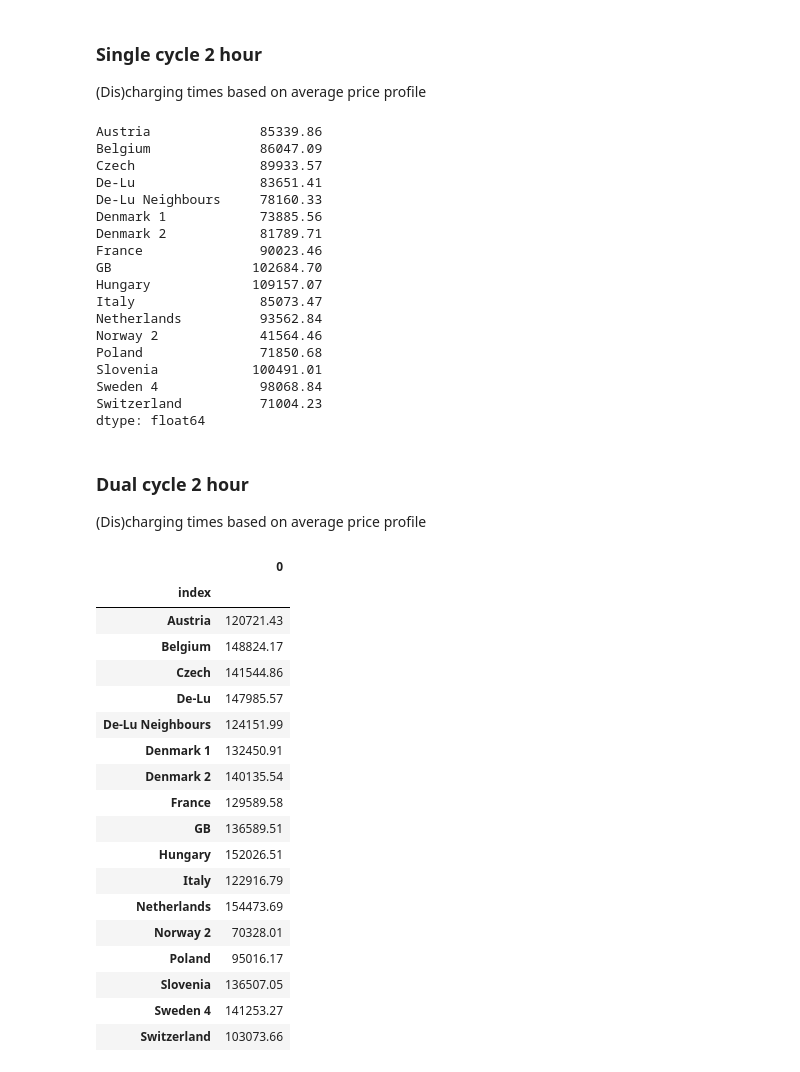
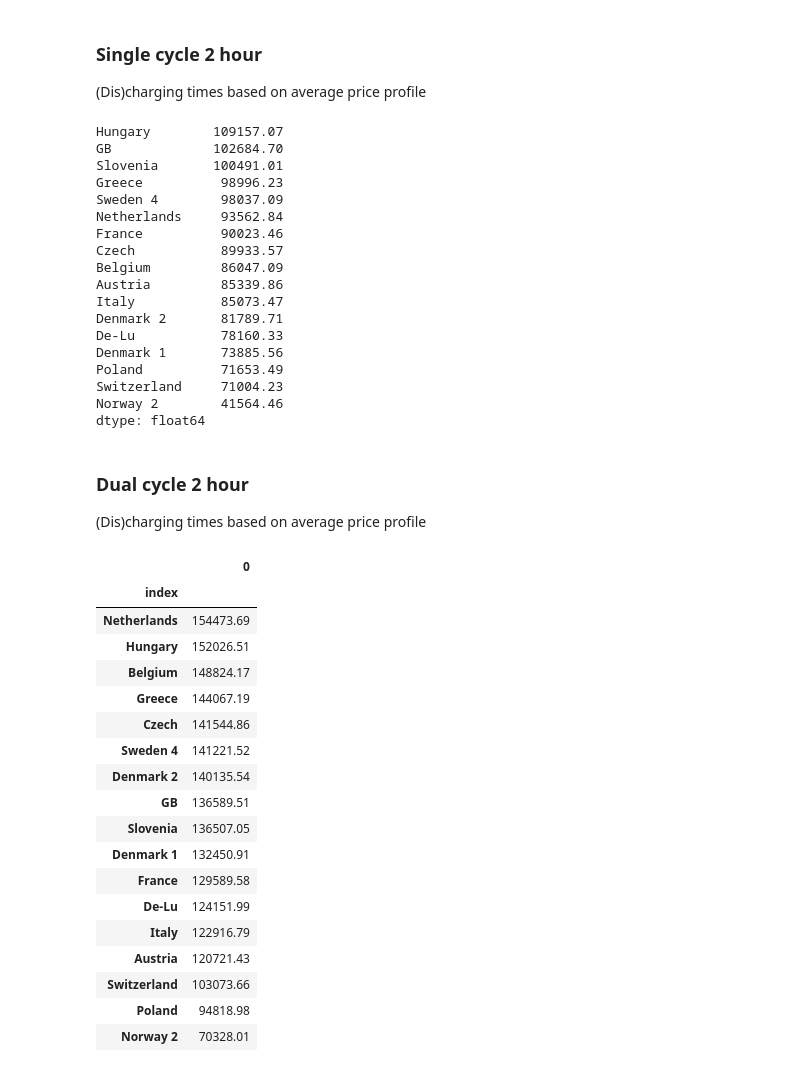
Before and after one commit to asadiceccarelli/eu-wholesale-analysis, a Jupyter notebook: scripts/revenue_analysis.ipynb, the cells around one changed output. Drawn from its saved outputs; the diff is of its cells as text; code cells hidden in the pictures.

Commit message:
Include Greece in analysis.

```diff
--- a/scripts/revenue_analysis.ipynb
+++ b/scripts/revenue_analysis.ipynb
@@ -172,12 +109,12 @@ fig
 (Dis)charging times based on average price profile
 # %%
 charge_3_4 = ['Poland', 'Sweden 4']
-charge_4_5 = ['De-Lu', 'De-Lu Neighbours', 'Denmark 2', 'France', 'Norway 2', 'Austria', 'Switzerland', 'Czech', 'Italy', 'Slovenia', 'Hungary', 'GB']
+charge_4_5 = ['De-Lu', 'Denmark 2', 'France', 'Norway 2', 'Austria', 'Switzerland', 'Czech', 'Italy', 'Slovenia', 'Hungary', 'GB', 'Greece']
 charge_14_15 = ['Belgium', 'Denmark 1', 'Netherlands']
 
 discharge_18_19 = ['GB']
 discharge_19_20 = ['Denmark 2', 'Norway 2', 'Sweden 4']
-discharge_20_21 = ['De-Lu', 'De-Lu Neighbours', 'Belgium', 'Denmark 1', 'France', 'Netherlands', 'Austria', 'Poland', 'Switzerland', 'Czech', 'Italy', 'Slovenia', 'Hungary']
+discharge_20_21 = ['De-Lu', 'Belgium', 'Denmark 1', 'France', 'Netherlands', 'Austria', 'Poland', 'Switzerland', 'Czech', 'Italy', 'Slovenia', 'Hungary', 'Greece']
 
 df['charge_discharge'] = 0
 
@@ -196,24 +133,24 @@ def calculate_single_cycle_2_hour_rev(df):
 
     return total_rev
 
-cycle_1_hour_2_rev = calculate_single_cycle_2_hour_rev(df)
+cycle_1_hour_2_rev = calculate_single_cycle_2_hour_rev(df).sort_values(ascending=False)
 cycle_1_hour_2_rev
 # %% [output]
-Austria              85339.86
-Belgium              86047.09
-Czech                89933.57
-De-Lu                83651.41
-De-Lu Neighbours     78160.33
-Denmark 1            73885.56
-Denmark 2            81789.71
-France               90023.46
-GB                  102684.70
-Hungary             109157.07
-Italy                85073.47
-Netherlands          93562.84
-Norway 2             41564.46
-Poland               71850.68
-Slovenia            100491.01
-Sweden 4             98068.84
-Switzerland          71004.23
+Hungary        109157.07
+GB             102684.70
+Slovenia       100491.01
+Greece          98996.23
+Sweden 4        98037.09
+Netherlands     93562.84
+France          90023.46
+Czech           89933.57
+Belgium         86047.09
+Austria         85339.86
+Italy           85073.47
+Denmark 2       81789.71
+De-Lu           78160.33
+Denmark 1       73885.56
+Poland          71653.49
+Switzerland     71004.23
+Norway 2        41564.46
 dtype: float64
@@ -243,55 +160,55 @@ fig
 (Dis)charging times based on average price profile
 # %%
 charge_3_4 = ['Poland', 'Sweden 4']
-charge_4_5 = ['De-Lu', 'De-Lu Neighbours', 'Denmark 2', 'France', 'Norway 2', 'Austria', 'Switzerland', 'Czech', 'Italy', 'Slovenia', 'Hungary', 'GB', 'Belgium', 'Denmark 1', 'Netherlands']
-charge_14_15 = ['Belgium', 'Denmark 1', 'Netherlands', 'De-Lu', 'De-Lu Neighbours', 'Denmark 2', 'Norway 2', 'Austria', 'Poland', 'Sweden 4', 'Switzerland', 'Czech', 'Italy', 'Slovenia', 'Hungary', 'GB']
+charge_4_5 = ['De-Lu', 'Denmark 2', 'France', 'Norway 2', 'Austria', 'Switzerland', 'Czech', 'Italy', 'Slovenia', 'Hungary', 'GB', 'Belgium', 'Denmark 1', 'Netherlands', 'Greece']
+charge_14_15 = ['Belgium', 'Denmark 1', 'Netherlands', 'De-Lu', 'Denmark 2', 'Norway 2', 'Austria', 'Poland', 'Sweden 4', 'Switzerland', 'Czech', 'Italy', 'Slovenia', 'Hungary', 'GB', 'Greece']
 charge_15_16 = ['France']
 
-discharge_8_9 = ['De-Lu', 'De-Lu Neighbours', 'Belgium', 'Denmark 1', 'Denmark 2', 'Netherlands', 'Austria', 'Poland', 'Sweden 4', 'Switzerland', 'Czech', 'Slovenia', 'Hungary', 'GB']
+discharge_8_9 = ['De-Lu', 'Belgium', 'Denmark 1', 'Denmark 2', 'Netherlands', 'Austria', 'Poland', 'Sweden 4', 'Switzerland', 'Czech', 'Slovenia', 'Hungary', 'GB', 'Greece']
 discharge_9_10 = ['France', 'Norway 2', 'Italy']
 discharge_18_19 = ['GB']
 discharge_19_20 = ['Denmark 2', 'Norway 2', 'Sweden 4']
-discharge_20_21 = ['De-Lu', 'De-Lu Neighbours', 'Belgium', 'Denmark 1', 'France', 'Netherlands', 'Austria', 'Poland', 'Switzerland', 'Czech', 'Italy', 'Slovenia', 'Hungary']
+discharge_20_21 = ['De-Lu', 'Belgium', 'Denmark 1', 'France', 'Netherlands', 'Austria', 'Poland', 'Switzerland', 'Czech', 'Italy', 'Slovenia', 'Hungary', 'Greece']
 
 df['charge_discharge'] = 0
 
 def calculate_single_cycle_2_hour_rev(df):
     charge_3_4_cost = df[charge_3_4].loc[(df.hour == 3) | (df.hour == 4)].sum()
     charge_4_5_cost = df[charge_4_5].loc[(df.hour == 4) | (df.hour == 5)].sum()
     charge_14_15_cost = df[charge_14_15].loc[(df.hour == 14) | (df.hour == 15)].sum()
     charge_15_16_cost = df[charge_15_16].loc[(df.hour == 15) | (df.hour == 16)].sum()
     discharge_8_9_rev = df[discharge_8_9].loc[(df.hour == 8) | (df.hour == 9)].sum()
     discharge_9_10_rev = df[discharge_9_10].loc[(df.hour == 9) | (df.hour == 10)].sum()
     discharge_18_19_rev = df[discharge_18_19].loc[(df.hour == 18) | (df.hour == 19)].sum()
     discharge_19_20_rev = df[discharge_19_20].loc[(df.hour == 19) | (df.hour == 20)].sum()
     discharge_20_21_rev = df[discharge_20_21].loc[(df.hour == 20) | (df.hour == 21)].sum()
 
     charge_cost = pd.concat([charge_3_4_cost, charge_4_5_cost, charge_14_15_cost, charge_15_16_cost], axis=0).reset_index().groupby('index').sum()
     discharge_rev = pd.concat([discharge_8_9_rev, discharge_9_10_rev, discharge_18_19_rev, discharge_19_20_rev, discharge_20_21_rev], axis=0).reset_index().groupby('index').sum()
 
     total_rev = discharge_rev - charge_cost
 
     return total_rev
 
-cycle_2_hour_2_rev = calculate_single_cycle_2_hour_rev(df)
+cycle_2_hour_2_rev = calculate_single_cycle_2_hour_rev(df).sort_values(by=0, ascending=False)
 cycle_2_hour_2_rev
 # %% [output]
 |  | 0 |
 | index |  |
+| Netherlands | 154473.69 |
+| Hungary | 152026.51 |
+| Belgium | 148824.17 |
+| Greece | 144067.19 |
+| Czech | 141544.86 |
+| Sweden 4 | 141221.52 |
+| Denmark 2 | 140135.54 |
+| GB | 136589.51 |
+| Slovenia | 136507.05 |
+| Denmark 1 | 132450.91 |
+| France | 129589.58 |
+| De-Lu | 124151.99 |
+| Italy | 122916.79 |
 | Austria | 120721.43 |
-| Belgium | 148824.17 |
-| Czech | 141544.86 |
-| De-Lu | 147985.57 |
-| De-Lu Neighbours | 124151.99 |
-| Denmark 1 | 132450.91 |
-| Denmark 2 | 140135.54 |
-| France | 129589.58 |
-| GB | 136589.51 |
-| Hungary | 152026.51 |
-| Italy | 122916.79 |
-| Netherlands | 154473.69 |
+| Switzerland | 103073.66 |
+| Poland | 94818.98 |
 | Norway 2 | 70328.01 |
-| Poland | 95016.17 |
-| Slovenia | 136507.05 |
-| Sweden 4 | 141253.27 |
-| Switzerland | 103073.66 |
```
Also changed, not shown: parts of 12 cells of this notebook, 10 other files.
